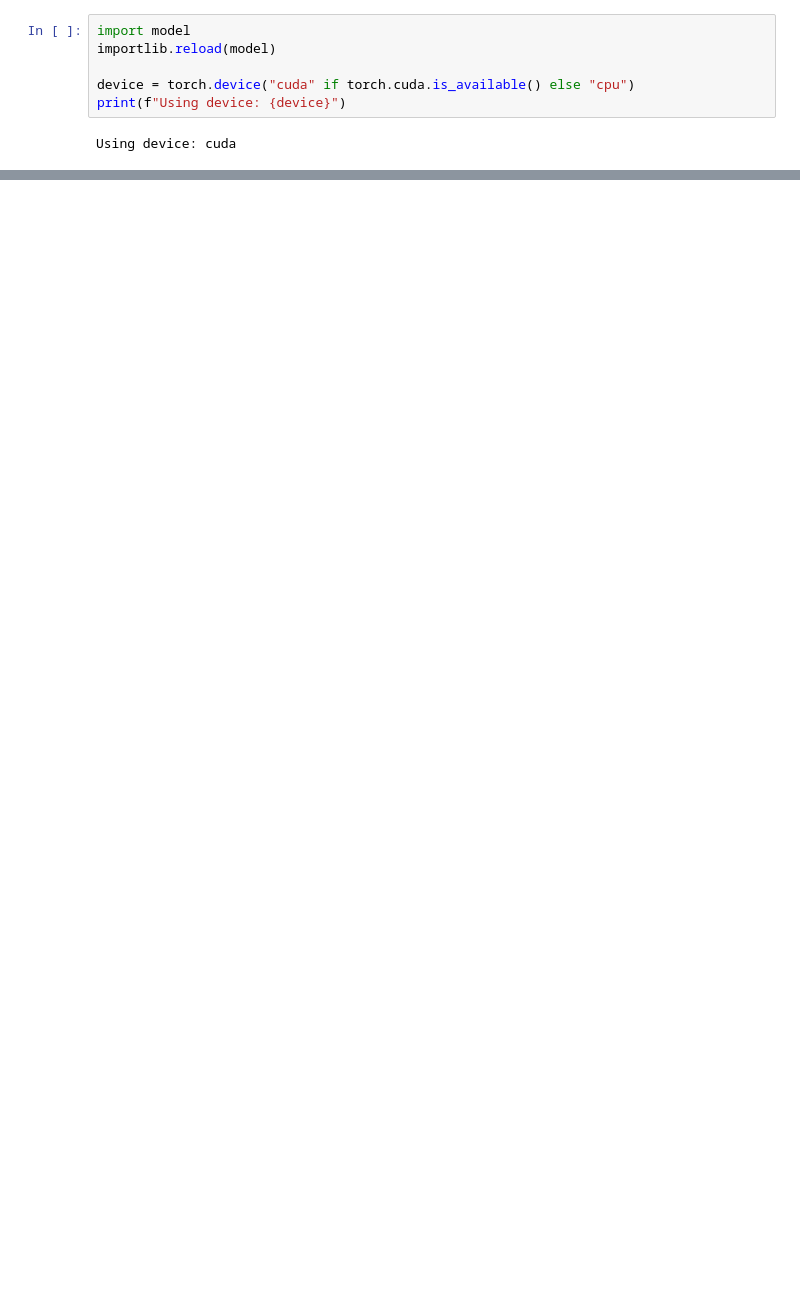
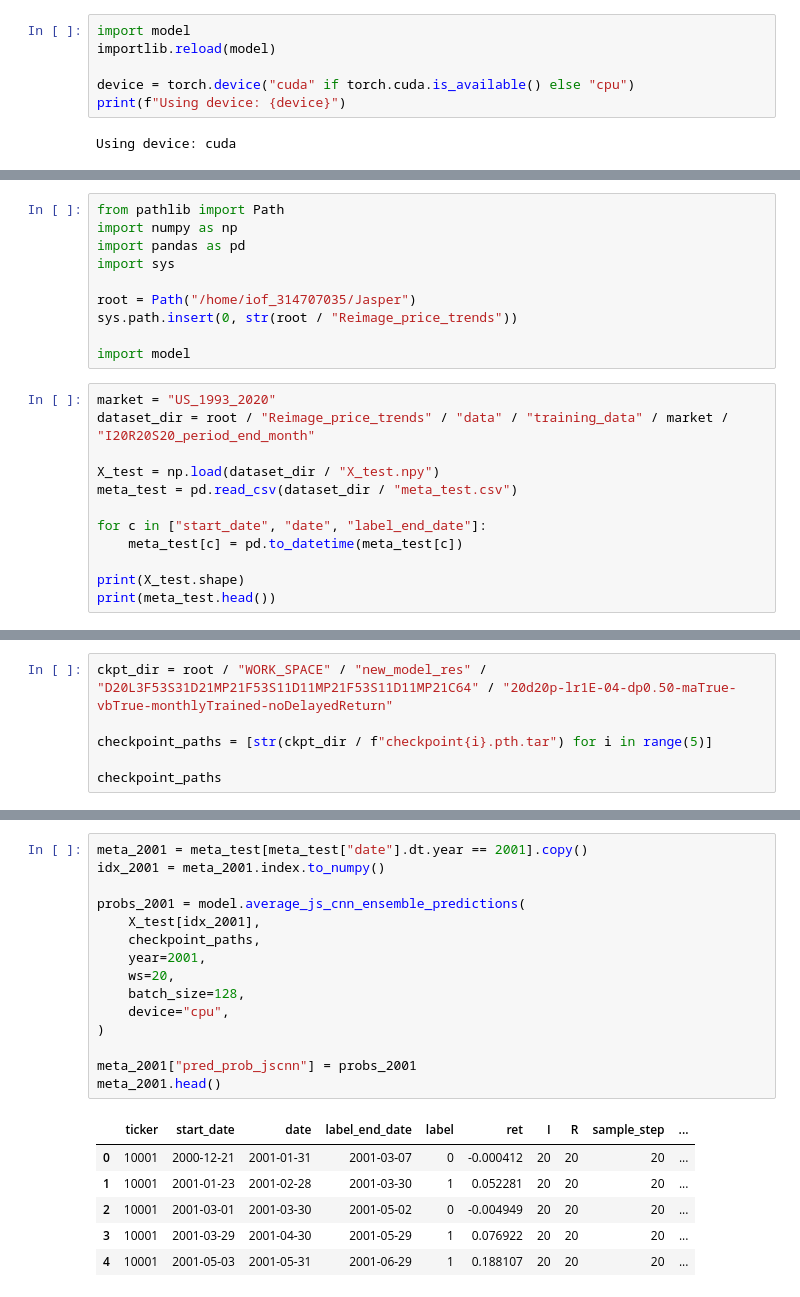
Before and after one commit to zhe1357/Reimage_price_trends, a Jupyter notebook: crsp_data.ipynb, the cells around one changed output, grey strips where cells are left out. Saved outputs shown, nothing was run; the diff lists cells and outputs as text; blank space fills up the shorter version.

```diff
--- a/crsp_data.ipynb
+++ b/crsp_data.ipynb
@@ -256,0 +164,22 @@ plt.show()
+# %%
+from pathlib import Path
+import numpy as np
+import pandas as pd
+import sys
+
+root = Path("/home/iof_314707035/Jasper")
+sys.path.insert(0, str(root / "Reimage_price_trends"))
+
+import model
+# %%
+market = "US_1993_2020"
+dataset_dir = root / "Reimage_price_trends" / "data" / "training_data" / market / "I20R20S20_period_end_month"
+
+X_test = np.load(dataset_dir / "X_test.npy")
+meta_test = pd.read_csv(dataset_dir / "meta_test.csv")
+
+for c in ["start_date", "date", "label_end_date"]:
+    meta_test[c] = pd.to_datetime(meta_test[c])
+
+print(X_test.shape)
+print(meta_test.head())
@@ -256,0 +201,6 @@ plt.show()
+# %%
+ckpt_dir = root / "WORK_SPACE" / "new_model_res" / "D20L3F53S31D21MP21F53S11D11MP21F53S11D11MP21C64" / "20d20p-lr1E-04-dp0.50-maTrue-vbTrue-monthlyTrained-noDelayedReturn"
+
+checkpoint_paths = [str(ckpt_dir / f"checkpoint{i}.pth.tar") for i in range(5)]
+
+checkpoint_paths
@@ -256,0 +268,22 @@ plt.show()
+# %%
+meta_2001 = meta_test[meta_test["date"].dt.year == 2001].copy()
+idx_2001 = meta_2001.index.to_numpy()
+
+probs_2001 = model.average_js_cnn_ensemble_predictions(
+    X_test[idx_2001],
+    checkpoint_paths,
+    year=2001,
+    ws=20,
+    batch_size=128,
+    device="cpu",
+)
+
+meta_2001["pred_prob_jscnn"] = probs_2001
+meta_2001.head()
+# %% [output]
+|  | ticker | start_date | date | label_end_date | label | ret | I | R | sample_step | ... |
+| 0 | 10001 | 2000-12-21 | 2001-01-31 | 2001-03-07 | 0 | -0.000412 | 20 | 20 | 20 | ... |
+| 1 | 10001 | 2001-01-23 | 2001-02-28 | 2001-03-30 | 1 | 0.052281 | 20 | 20 | 20 | ... |
+| 2 | 10001 | 2001-03-01 | 2001-03-30 | 2001-05-02 | 0 | -0.004949 | 20 | 20 | 20 | ... |
+| 3 | 10001 | 2001-03-29 | 2001-04-30 | 2001-05-29 | 1 | 0.076922 | 20 | 20 | 20 | ... |
+| 4 | 10001 | 2001-05-03 | 2001-05-31 | 2001-06-29 | 1 | 0.188107 | 20 | 20 | 20 | ... |
```
Also changed, not shown: parts of 17 cells of this notebook, 6 other files.
